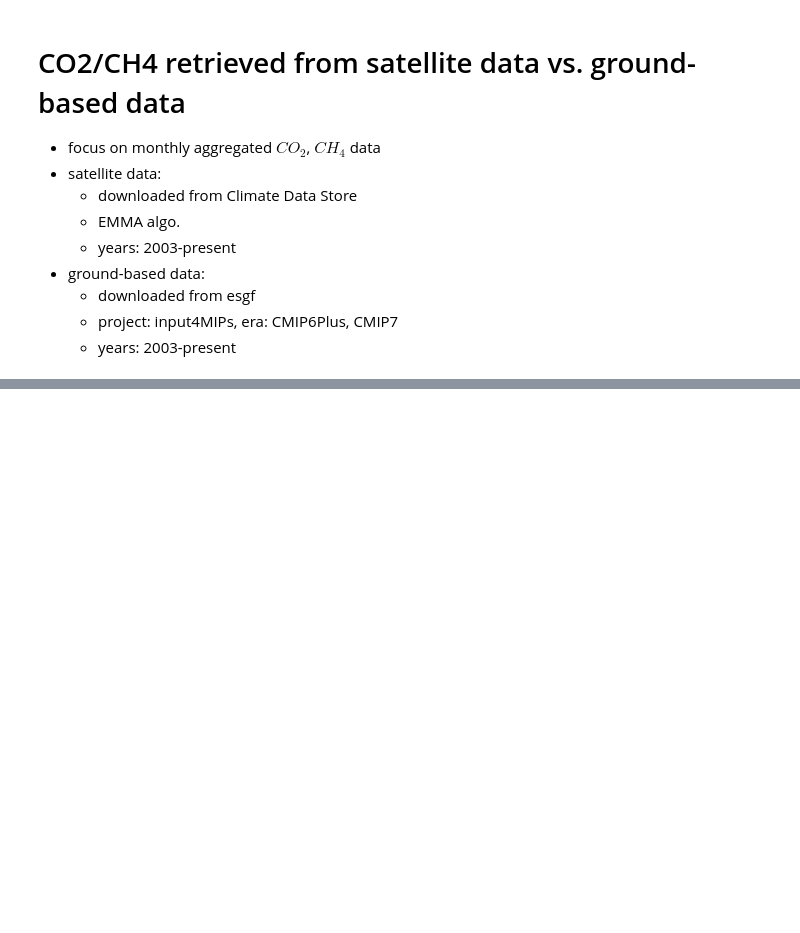
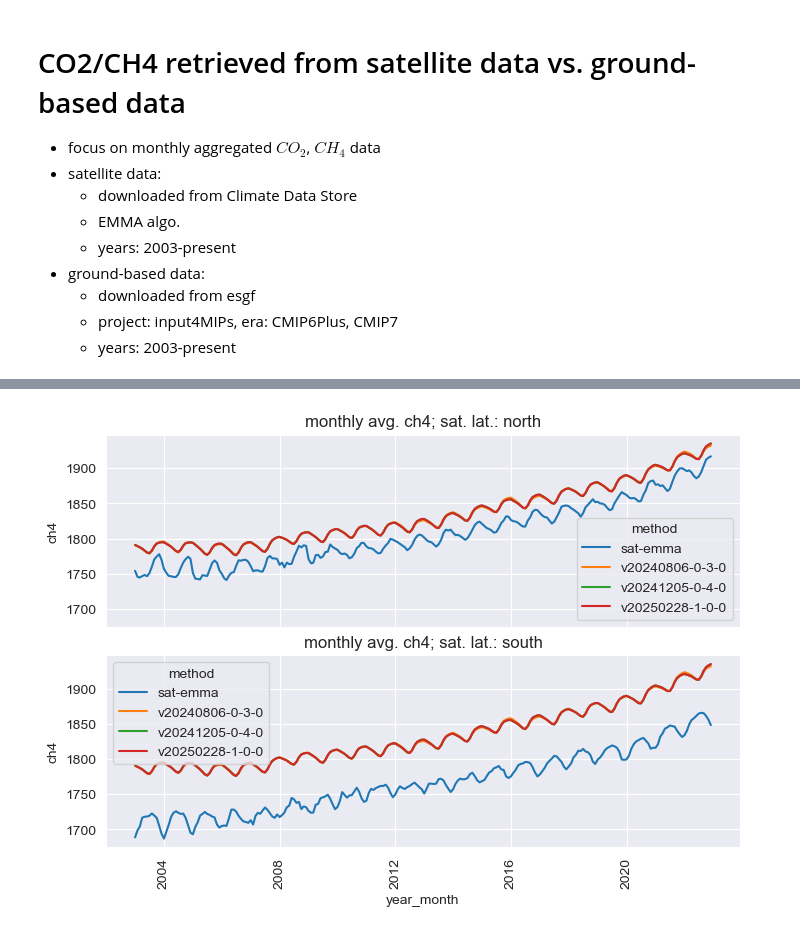
Before and after one commit to climate-resource/earth-observations, a Jupyter notebook: satellite-vs-ground-based-data/initial-comparisons.ipynb, the cells around one changed output, grey strips where cells are left out. Cells and saved outputs as stored; diff of their text form; code cells hidden in the pictures; blank space fills up the shorter version.

```diff
--- a/satellite-vs-ground-based-data/initial-comparisons.ipynb
+++ b/satellite-vs-ground-based-data/initial-comparisons.ipynb
@@ -49,0 +74,6 @@ plt.show()
+# %%
+joined_ch4_df = join_data(gas = "ch4")
+# %%
+plot_monthly_avg(joined_ch4_df, "ch4")
+# %% [output]
+[figure, added]
```
Also changed, not shown: parts of 5 cells of this notebook, 5 other files.
